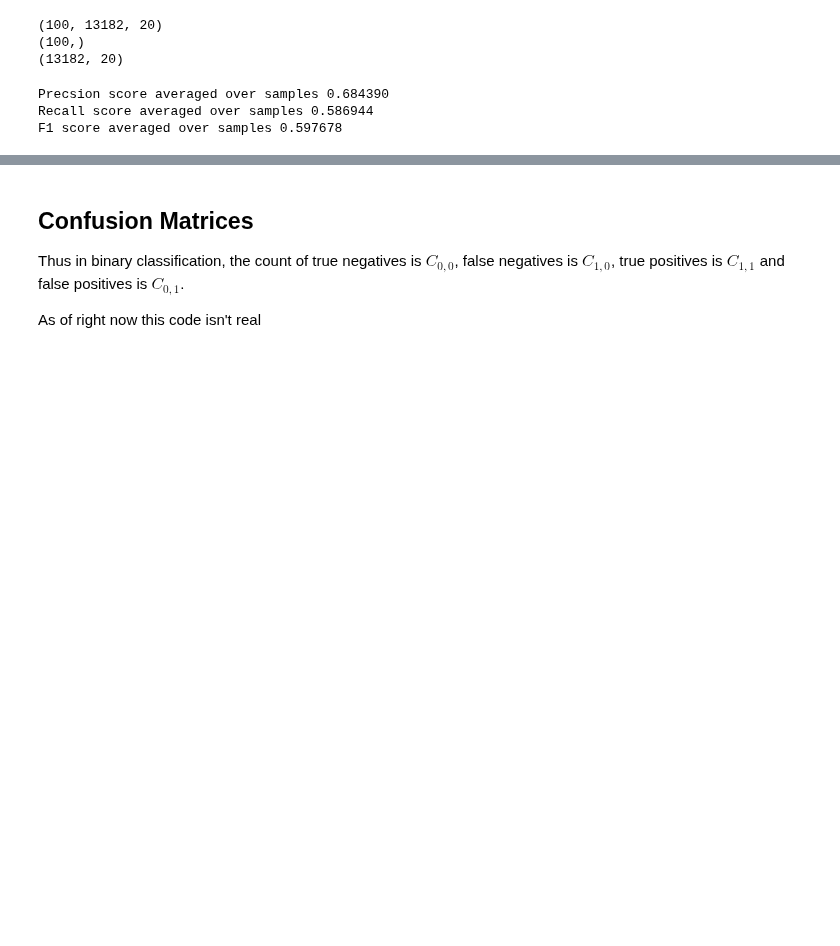
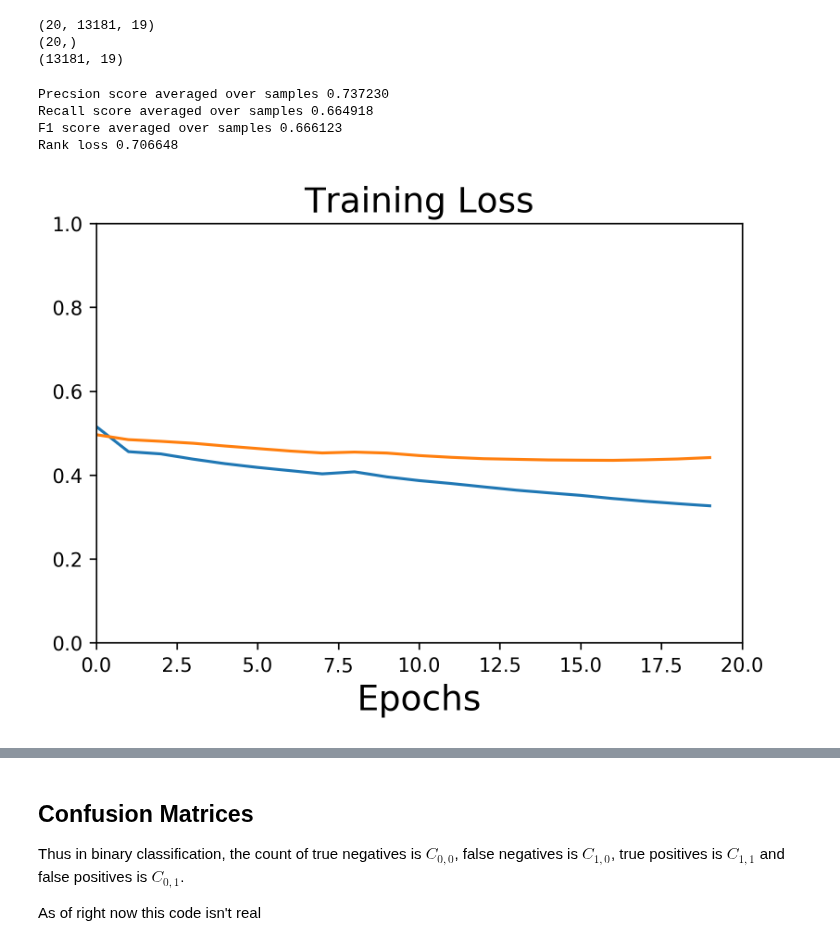
Before and after one commit to rivas-lab/FasTag, a Jupyter notebook: predictionEvaluation.ipynb, the cells around one changed output, grey strips where cells are left out. Drawn from its saved outputs; the diff is of its cells as text; code cells hidden in the pictures; blank space fills up the shorter version.

```diff
--- a/predictionEvaluation.ipynb
+++ b/predictionEvaluation.ipynb
@@ -29,9 +31,9 @@ nEpochs = preds.shape[0]
 # %%
-print(preds.shape)
-print(avgLoss.shape)
-print(yTruth.shape)
+print(epochPredictions.shape)
+print(epochAvgLoss.shape)
+print(yDev.shape)
 # %% [output]
-(100, 13182, 20)
-(100,)
-(13182, 20)
+(20, 13181, 19)
+(20,)
+(13181, 19)
 # %%
@@ -60,13 +64,20 @@ for epoch in range(preds.shape[0]):
     recOverEpoch[epoch] = rec
     f1OverEpoch[epoch] = f1
 # %%
-prec = metrics.precision_score(y_pred = preds[nEpochs-1,:,:], y_true= yTruth, average = 'samples')
-rec = metrics.recall_score(y_pred = preds[nEpochs-1,:,:], y_true= yTruth, average = 'samples')
-f1 = metrics.f1_score(y_pred = preds[nEpochs-1,:,:], y_true= yTruth, average = 'samples')
+prec = metrics.precision_score(y_pred = preds[bestEpoch,:,:], y_true= yDev, average = 'samples')
+rec = metrics.recall_score(y_pred = preds[bestEpoch,:,:], y_true= yDev, average = 'samples')
+f1 = metrics.f1_score(y_pred = preds[bestEpoch,:,:], y_true= yDev, average = 'samples')
 print('Precsion score averaged over samples %3f'%(prec))
 print('Recall score averaged over samples %3f'%(rec))
 print('F1 score averaged over samples %3f'%(f1))
+print('Rank loss %f \n'%rankLossOverEpoch[bestEpoch])
+with open(os.path.join(resultPath, 'bestPerformance.txt'), 'w') as performanceFile:
+    performanceFile.write('Precsion score averaged over samples %f \n'%(prec))
+    performanceFile.write('Recall score averaged over samples %f \n'%(rec))
+    performanceFile.write('F1 score averaged over samples %f \n'%(f1))
+    performanceFile.write('Rank loss %f \n'%rankLossOverEpoch[bestEpoch])
 # %% [output]
-Precsion score averaged over samples 0.684390
-Recall score averaged over samples 0.586944
-F1 score averaged over samples 0.597678
+Precsion score averaged over samples 0.737230
+Recall score averaged over samples 0.664918
+F1 score averaged over samples 0.666123
+Rank loss 0.706648
@@ -85 +84,13 @@ F1 score averaged over samples 0.597678
+# %%
+fig = plt.figure(dpi = 300)
+x = range(preds.shape[0])
+plt.plot(x, epochAvgLoss)
+plt.plot(x, epochAvgLossValid)
+plt.axis([0, epochPredictions.shape[0], 0, 1.0])
+plt.title('Training Loss', fontsize = 18)
+plt.xlabel('Epochs', fontsize = 18)
+# plt.show()
+fig.savefig(os.path.join(resultPath, 'loss.png'))
+# %% [output]
+[figure, added]
 # %%
```
Also changed, not shown: parts of 13 cells of this notebook, 1 other file.
